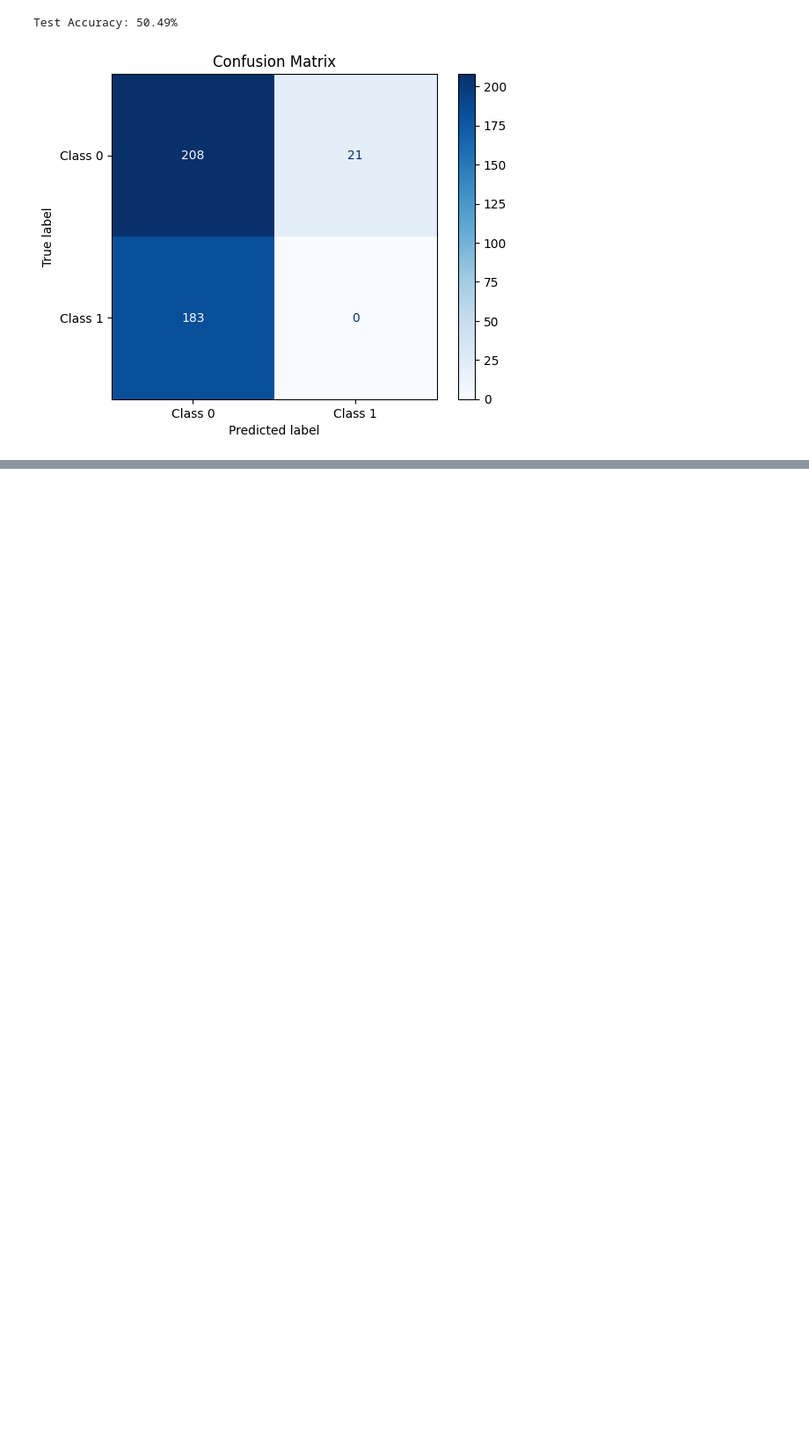
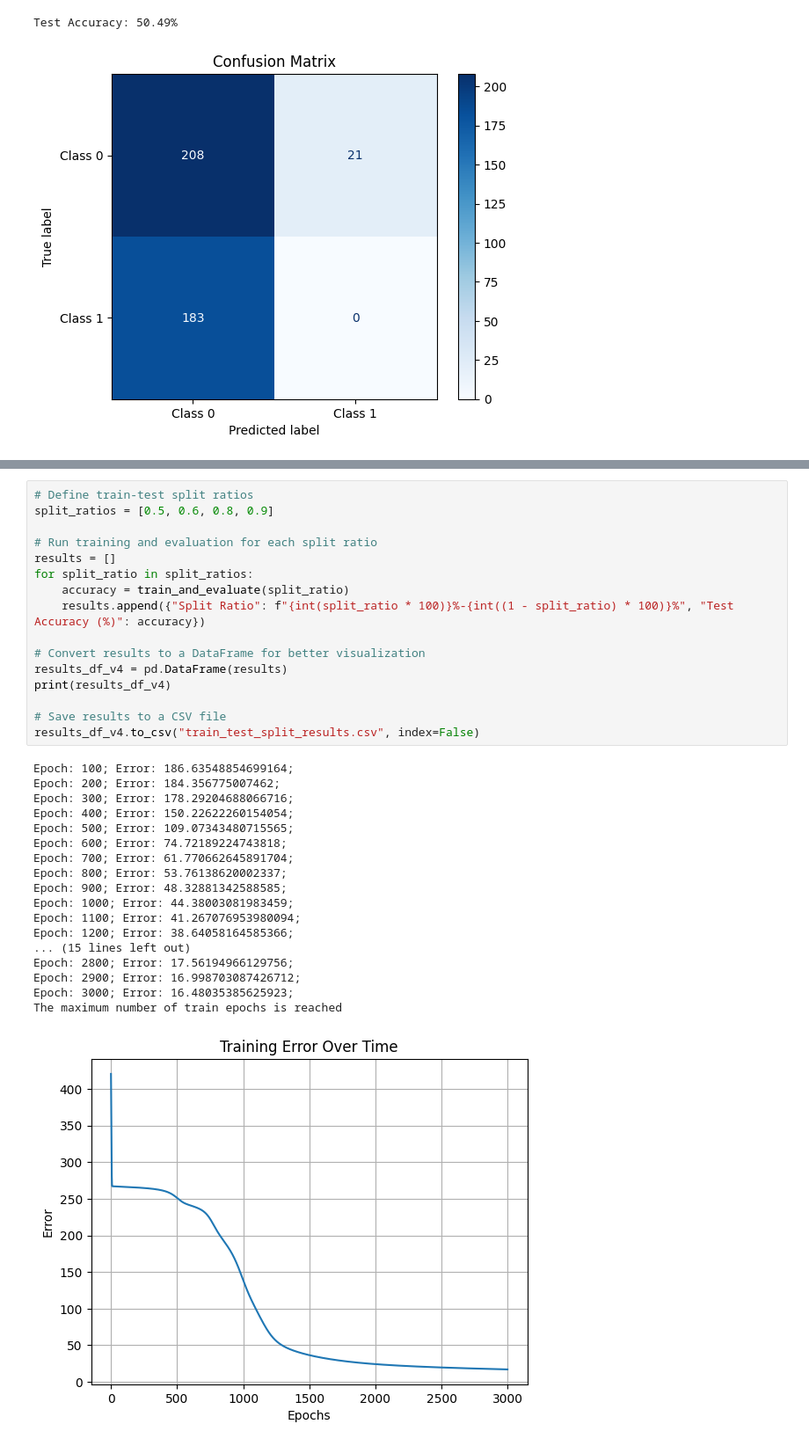
Before and after one commit to StratosDns/nn_f_t, a Jupyter notebook: final_th20580.ipynb, the cells around one changed output, grey strips where cells are left out. Shown at 88% size. Saved outputs shown, nothing was run; the diff lists cells and outputs as text; blank space fills up the shorter version.

```diff
--- a/final_th20580.ipynb
+++ b/final_th20580.ipynb
@@ -593,0 +652,35 @@ Test Accuracy: 99.51%
+# %%
+# Define train-test split ratios
+split_ratios = [0.5, 0.6, 0.8, 0.9]
+
+# Run training and evaluation for each split ratio
+results = []
+for split_ratio in split_ratios:
+    accuracy = train_and_evaluate(split_ratio)
+    results.append({"Split Ratio": f"{int(split_ratio * 100)}%-{int((1 - split_ratio) * 100)}%", "Test Accuracy (%)": accuracy})
+
+# Convert results to a DataFrame for better visualization
+results_df_v4 = pd.DataFrame(results)
+print(results_df_v4)
+
+# Save results to a CSV file
+results_df_v4.to_csv("train_test_split_results.csv", index=False)
+# %% [output]
+Epoch: 100; Error: 186.63548854699164;
+Epoch: 200; Error: 184.356775007462;
+Epoch: 300; Error: 178.29204688066716;
+Epoch: 400; Error: 150.22622260154054;
+Epoch: 500; Error: 109.07343480715565;
+Epoch: 600; Error: 74.72189224743818;
+Epoch: 700; Error: 61.770662645891704;
+Epoch: 800; Error: 53.76138620002337;
+Epoch: 900; Error: 48.32881342588585;
+Epoch: 1000; Error: 44.38003081983459;
+Epoch: 1100; Error: 41.267076953980094;
+Epoch: 1200; Error: 38.64058164585366;
+... (15 lines left out)
+Epoch: 2800; Error: 17.56194966129756;
+Epoch: 2900; Error: 16.998703087426712;
+Epoch: 3000; Error: 16.48035385625923;
+The maximum number of train epochs is reached
+[figure, added]
```
Also changed, not shown: parts of 8 cells of this notebook, 1 other file.
